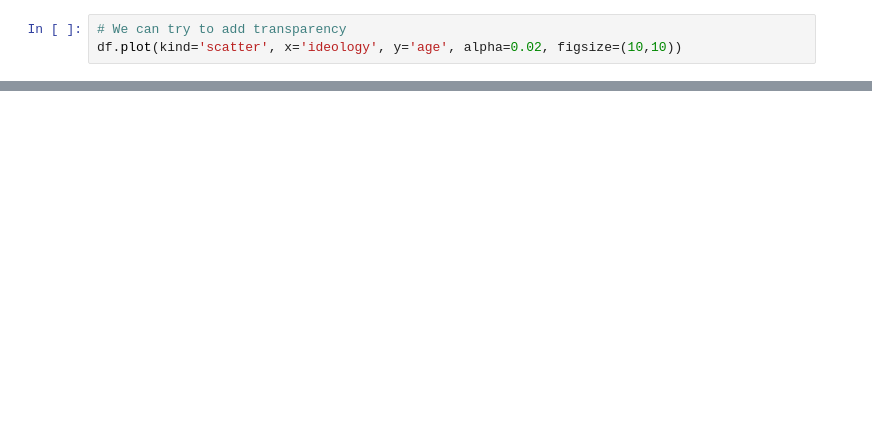
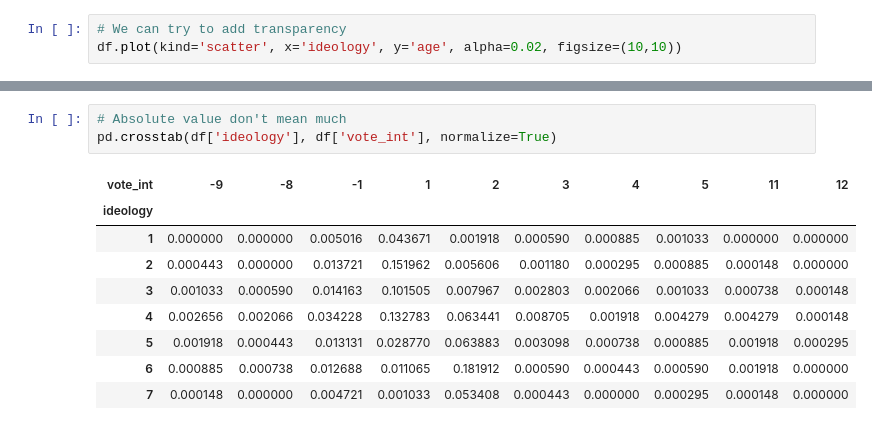
Before and after one commit to mickaeltemporao/itds, a Jupyter notebook: materials/05-data-exploration-rows.ipynb, the cells around one changed output, grey strips where cells are left out. Drawn from its saved outputs; the diff is of its cells as text; blank space fills up the shorter version.

```diff
--- a/materials/05-data-exploration-rows.ipynb
+++ b/materials/05-data-exploration-rows.ipynb
@@ -141 +272,14 @@ df[my_vars].boxplot(by='ideology')
+# %%
+# Absolute value don't mean much
+pd.crosstab(df['ideology'], df['vote_int'], normalize=True)
+# %% [output]
+| vote_int | -9 | -8 | -1 | 1 | 2 | 3 | 4 | 5 | 11 | 12 |
+| ideology |  |  |  |  |  |  |  |  |  |  |
+| 1 | 0.000000 | 0.000000 | 0.005016 | 0.043671 | 0.001918 | 0.000590 | 0.000885 | 0.001033 | 0.000000 | 0.000000 |
+| 2 | 0.000443 | 0.000000 | 0.013721 | 0.151962 | 0.005606 | 0.001180 | 0.000295 | 0.000885 | 0.000148 | 0.000000 |
+| 3 | 0.001033 | 0.000590 | 0.014163 | 0.101505 | 0.007967 | 0.002803 | 0.002066 | 0.001033 | 0.000738 | 0.000148 |
+| 4 | 0.002656 | 0.002066 | 0.034228 | 0.132783 | 0.063441 | 0.008705 | 0.001918 | 0.004279 | 0.004279 | 0.000148 |
+| 5 | 0.001918 | 0.000443 | 0.013131 | 0.028770 | 0.063883 | 0.003098 | 0.000738 | 0.000885 | 0.001918 | 0.000295 |
+| 6 | 0.000885 | 0.000738 | 0.012688 | 0.011065 | 0.181912 | 0.000590 | 0.000443 | 0.000590 | 0.001918 | 0.000000 |
+| 7 | 0.000148 | 0.000000 | 0.004721 | 0.001033 | 0.053408 | 0.000443 | 0.000000 | 0.000295 | 0.000148 | 0.000000 |
 # %%
```
Also changed, not shown: parts of 29 cells of this notebook.
